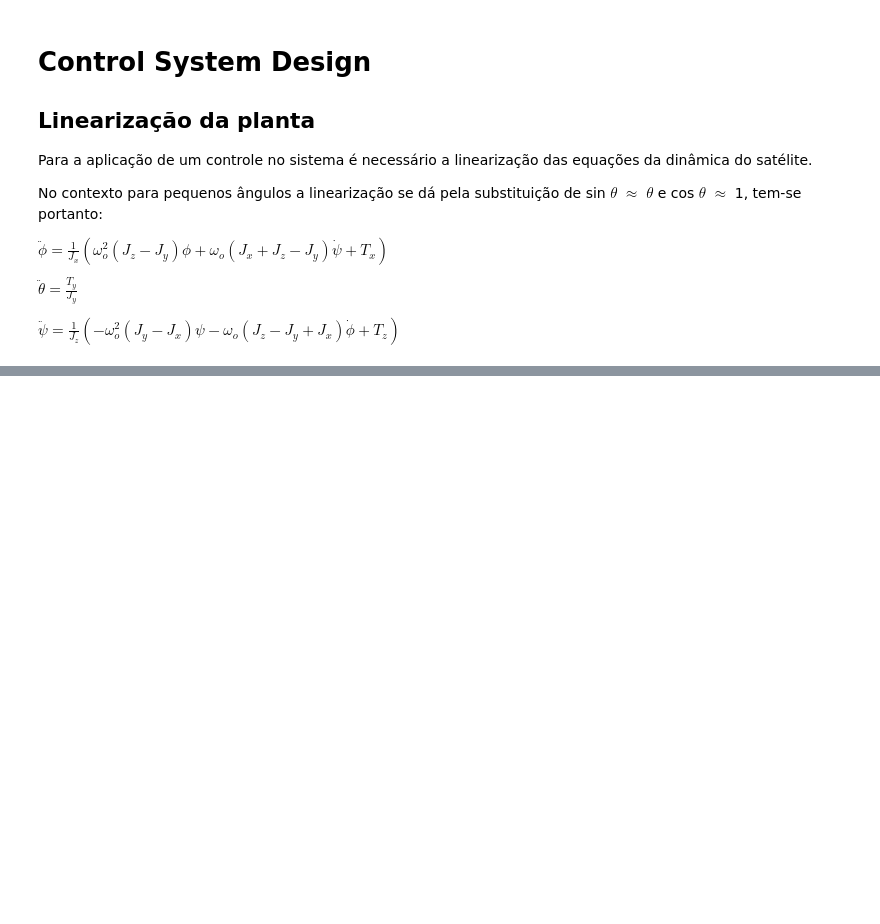
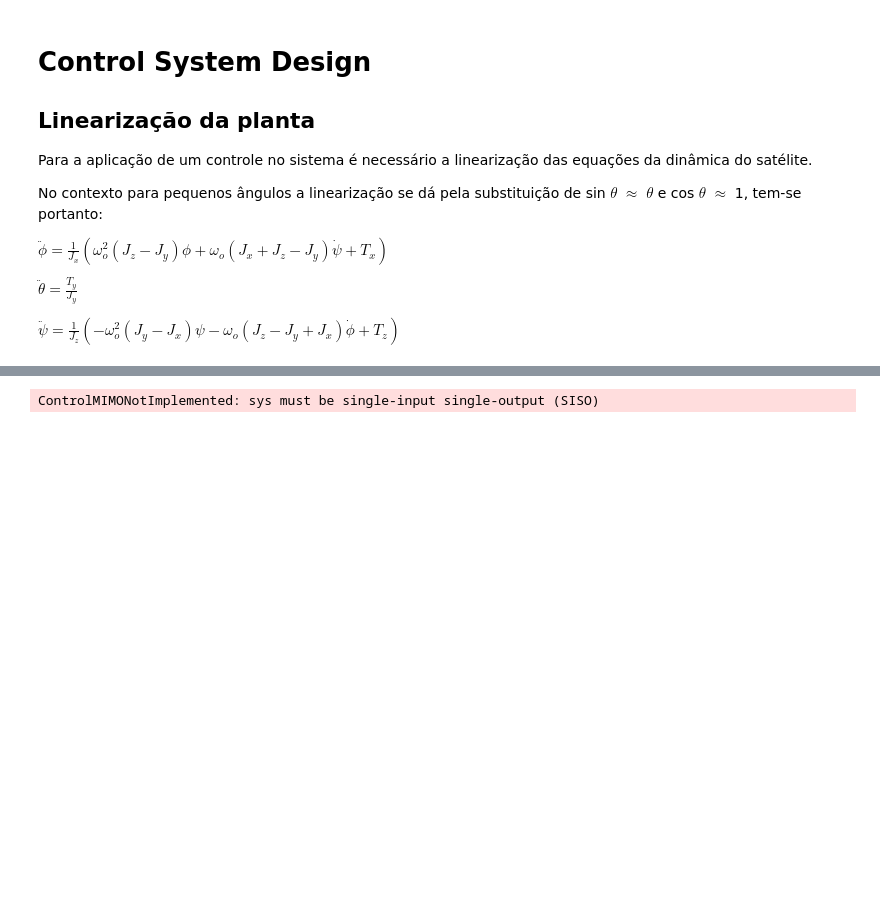
Before and after one commit to gabrielcte/labVirt_ws, a Jupyter notebook: control_design.ipynb, the cells around one changed output, grey strips where cells are left out. Drawn from its saved outputs; the diff is of its cells as text; code cells hidden in the pictures; blank space fills up the shorter version.

```diff
--- a/control_design.ipynb
+++ b/control_design.ipynb
@@ -477,0 +387,36 @@ Ignoring fixed y limits to fulfill fixed data aspect with adjustable data limits
+# %%
+# Control Design of SISO theta dottheta dotomega_rdr_y
+import control
+from scipy import signal
+%matplotlib widget
+
+states = ['theta', 'dottheta']
+inputs = ['dotomega_rdr_y']
+
+A_Plant = np.array([
+    [1, 0],
+    [0, 1],
+])
+
+B_Plant = np.array([
+    [0, 0],
+    [0, I_rdr/Iyy],
+])
+
+num_inputs  = B_Plant.shape[1]
+num_outputs = A_Plant.shape[0]
+C_Plant= np.eye(num_outputs)
+D_Plant = np.zeros([num_outputs,num_inputs])
+
+sys_Plant= control.StateSpace(A_Plant,B_Plant,C_Plant,D_Plant)
+
+plt.figure()
+control.root_locus(sys_Plant)
+plt.title(r"\dot{\theta} vs \dot{\omega_{{rdr}_y}} - Open Loop")
+plt.xlabel("Real")
+plt.ylabel("Imaginary")
+
+exit()
+# %% [output]
+ControlMIMONotImplemented: sys must be single-input single-output (SISO)
+[figure, added]
```
Also changed, not shown: parts of 9 cells of this notebook.
